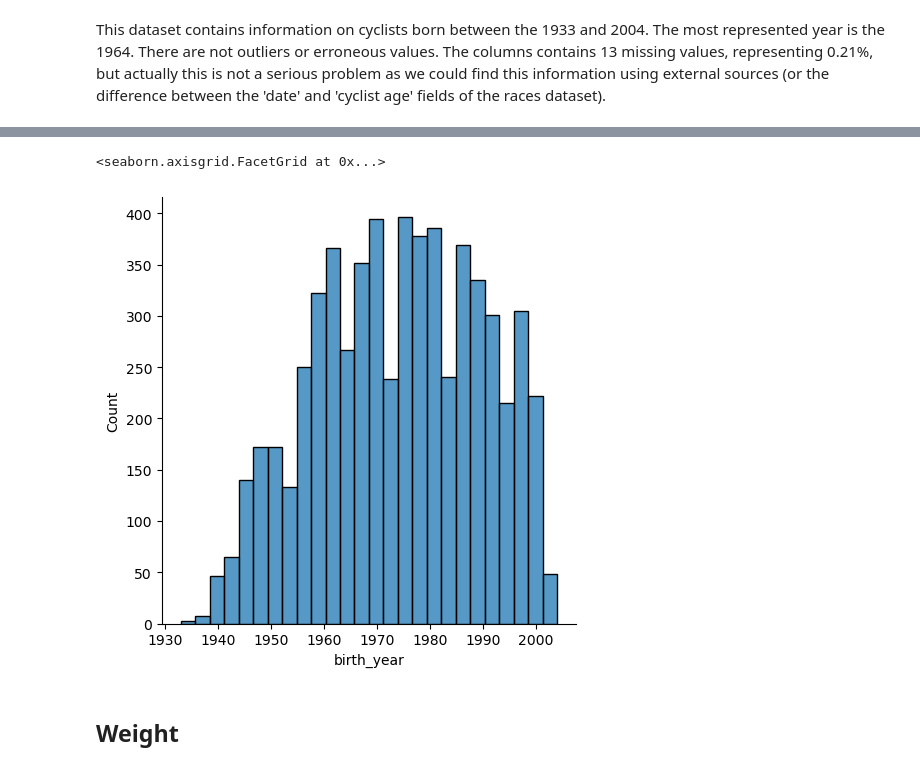
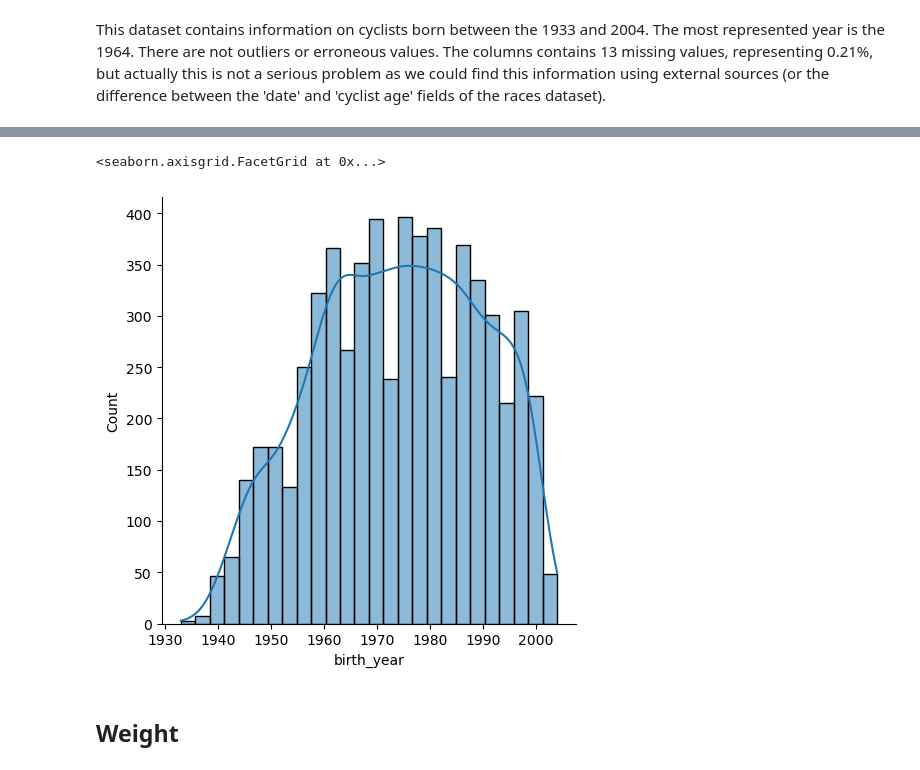
Before and after one commit to luca-rizzo/dm-2024-project, a Jupyter notebook: notebook/data_understanding_cyclists.ipynb, the cells around one changed output, grey strips where cells are left out. Drawn from its saved outputs; the diff is of its cells as text; code cells hidden in the pictures.

```diff
--- a/notebook/data_understanding_cyclists.ipynb
+++ b/notebook/data_understanding_cyclists.ipynb
@@ -247,8 +244,8 @@ Bin num: 13
 # %%
-sbn.displot(cyclists, x='birth_year',kind="hist", row_order="desc")
+sbn.displot(cyclists, x='birth_year',kind="hist", row_order="desc", kde=True)
 # %% [output]
 <seaborn.axisgrid.FacetGrid at 0x...>
-[figure, old version]
+[figure, new version]
 # %% [markdown]
 ## Weight
 # %% [markdown]
```
Also changed, not shown: parts of 30 cells of this notebook.
